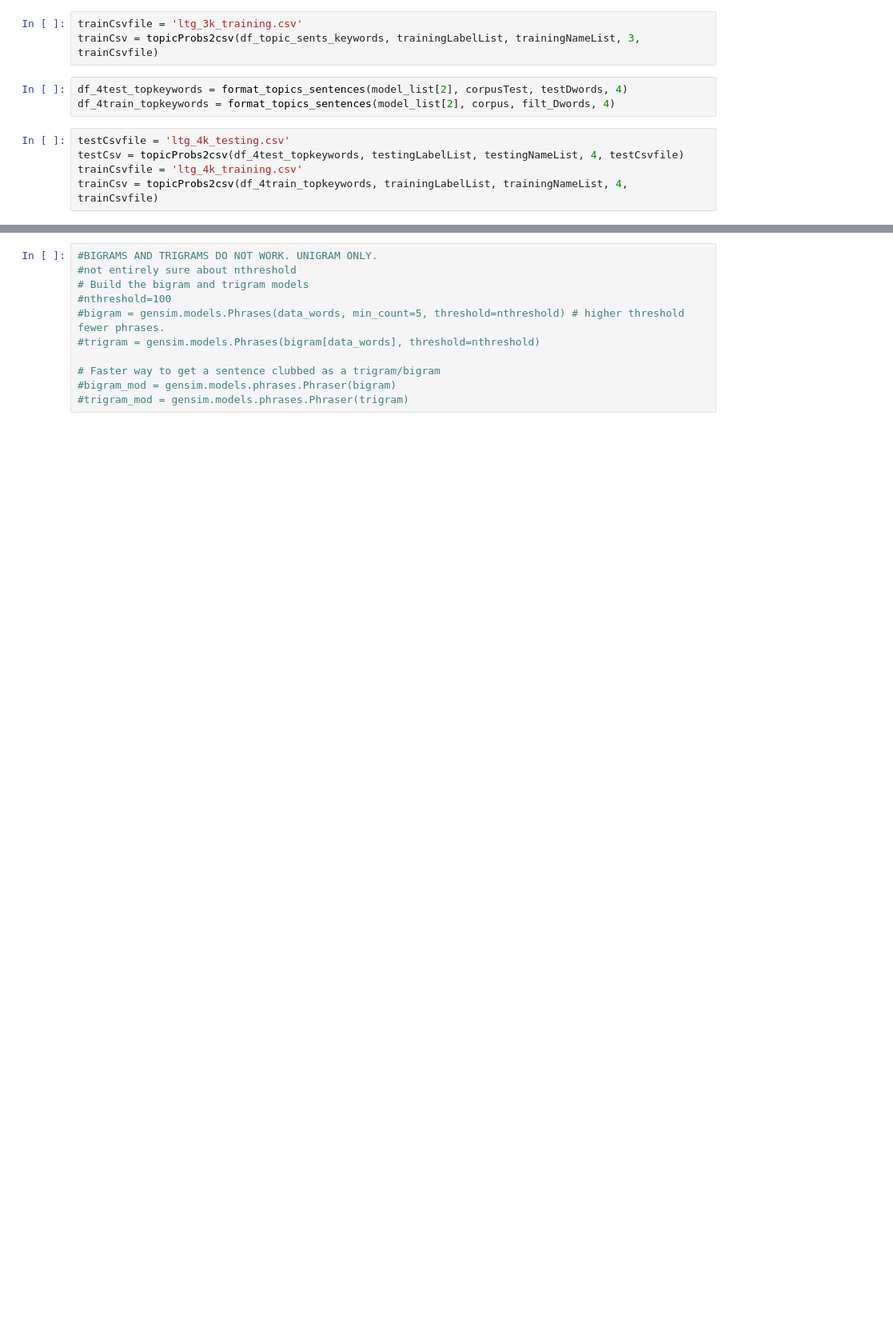
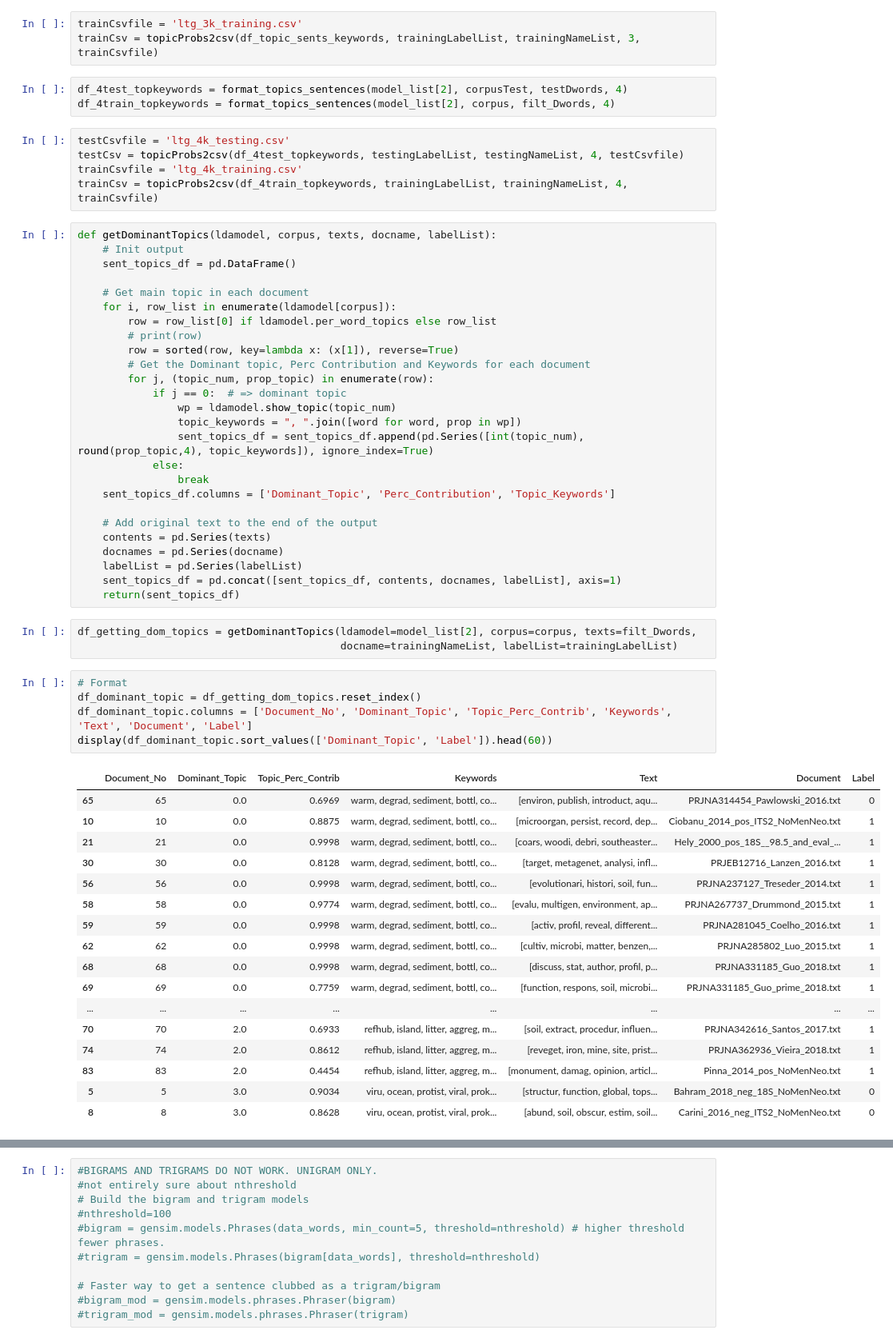
Before and after one commit to dretomlin/Cryptococcus-neoformans-Search-and-Destroy, a Jupyter notebook: ldaTopicGenerator.ipynb, the cells around one changed output, grey strips where cells are left out. Shown: that part at 80% size. Cells and saved outputs as stored; diff of their text form; blank space fills up the shorter version.

```diff
--- a/ldaTopicGenerator.ipynb
+++ b/ldaTopicGenerator.ipynb
@@ -410,3 +415,55 @@ testCsvfile = 'ltg_4k_testing.csv'
 testCsv = topicProbs2csv(df_4test_topkeywords, testingLabelList, testingNameList, 4, testCsvfile)
 trainCsvfile = 'ltg_4k_training.csv'
 trainCsv = topicProbs2csv(df_4train_topkeywords, trainingLabelList, trainingNameList, 4, trainCsvfile)
+# %%
+def getDominantTopics(ldamodel, corpus, texts, docname, labelList):
+    # Init output
+    sent_topics_df = pd.DataFrame()
+
+    # Get main topic in each document
+    for i, row_list in enumerate(ldamodel[corpus]):
+        row = row_list[0] if ldamodel.per_word_topics else row_list
+        # print(row)
+        row = sorted(row, key=lambda x: (x[1]), reverse=True)
+        # Get the Dominant topic, Perc Contribution and Keywords for each document
+        for j, (topic_num, prop_topic) in enumerate(row):
+            if j == 0:  # => dominant topic
+                wp = ldamodel.show_topic(topic_num)
+                topic_keywords = ", ".join([word for word, prop in wp])
+                sent_topics_df = sent_topics_df.append(pd.Series([int(topic_num), round(prop_topic,4), topic_keywords]), ignore_index=True)
+            else:
+                break
+    sent_topics_df.columns = ['Dominant_Topic', 'Perc_Contribution', 'Topic_Keywords']
+
+    # Add original text to the end of the output
+    contents = pd.Series(texts)
+    docnames = pd.Series(docname)
+    labelList = pd.Series(labelList)
+    sent_topics_df = pd.concat([sent_topics_df, contents, docnames, labelList], axis=1)
+    return(sent_topics_df)
+# %%
+df_getting_dom_topics = getDominantTopics(ldamodel=model_list[2], corpus=corpus, texts=filt_Dwords,
+                                          docname=trainingNameList, labelList=trainingLabelList)
+# %%
+# Format
+df_dominant_topic = df_getting_dom_topics.reset_index()
+df_dominant_topic.columns = ['Document_No', 'Dominant_Topic', 'Topic_Perc_Contrib', 'Keywords', 'Text', 'Document', 'Label']
+display(df_dominant_topic.sort_values(['Dominant_Topic', 'Label']).head(60))
+# %% [output]
+|  | Document_No | Dominant_Topic | Topic_Perc_Contrib | Keywords | Text | Document | Label |
+| 65 | 65 | 0.0 | 0.6969 | warm, degrad, sediment, bottl, co... | [environ, publish, introduct, aqu... | PRJNA314454_Pawlowski_2016.txt | 0 |
+| 10 | 10 | 0.0 | 0.8875 | warm, degrad, sediment, bottl, co... | [microorgan, persist, record, dep... | Ciobanu_2014_pos_ITS2_NoMenNeo.txt | 1 |
+| 21 | 21 | 0.0 | 0.9998 | warm, degrad, sediment, bottl, co... | [coars, woodi, debri, southeaster... | Hely_2000_pos_18S__98.5_and_eval_... | 1 |
+| 30 | 30 | 0.0 | 0.8128 | warm, degrad, sediment, bottl, co... | [target, metagenet, analysi, infl... | PRJEB12716_Lanzen_2016.txt | 1 |
+| 56 | 56 | 0.0 | 0.9998 | warm, degrad, sediment, bottl, co... | [evolutionari, histori, soil, fun... | PRJNA237127_Treseder_2014.txt | 1 |
+| 58 | 58 | 0.0 | 0.9774 | warm, degrad, sediment, bottl, co... | [evalu, multigen, environment, ap... | PRJNA267737_Drummond_2015.txt | 1 |
+| 59 | 59 | 0.0 | 0.9998 | warm, degrad, sediment, bottl, co... | [activ, profil, reveal, different... | PRJNA281045_Coelho_2016.txt | 1 |
+| 62 | 62 | 0.0 | 0.9998 | warm, degrad, sediment, bottl, co... | [cultiv, microbi, matter, benzen,... | PRJNA285802_Luo_2015.txt | 1 |
+| 68 | 68 | 0.0 | 0.9998 | warm, degrad, sediment, bottl, co... | [discuss, stat, author, profil, p... | PRJNA331185_Guo_2018.txt | 1 |
+| 69 | 69 | 0.0 | 0.7759 | warm, degrad, sediment, bottl, co... | [function, respons, soil, microbi... | PRJNA331185_Guo_prime_2018.txt | 1 |
+| ... | ... | ... | ... | ... | ... | ... | ... |
+| 70 | 70 | 2.0 | 0.6933 | refhub, island, litter, aggreg, m... | [soil, extract, procedur, influen... | PRJNA342616_Santos_2017.txt | 1 |
+| 74 | 74 | 2.0 | 0.8612 | refhub, island, litter, aggreg, m... | [reveget, iron, mine, site, prist... | PRJNA362936_Vieira_2018.txt | 1 |
+| 83 | 83 | 2.0 | 0.4454 | refhub, island, litter, aggreg, m... | [monument, damag, opinion, articl... | Pinna_2014_pos_NoMenNeo.txt | 1 |
+| 5 | 5 | 3.0 | 0.9034 | viru, ocean, protist, viral, prok... | [structur, function, global, tops... | Bahram_2018_neg_18S_NoMenNeo.txt | 0 |
+| 8 | 8 | 3.0 | 0.8628 | viru, ocean, protist, viral, prok... | [abund, soil, obscur, estim, soil... | Carini_2016_neg_ITS2_NoMenNeo.txt | 0 |
```
Also changed, not shown: parts of 4 cells of this notebook, 8 other files.
